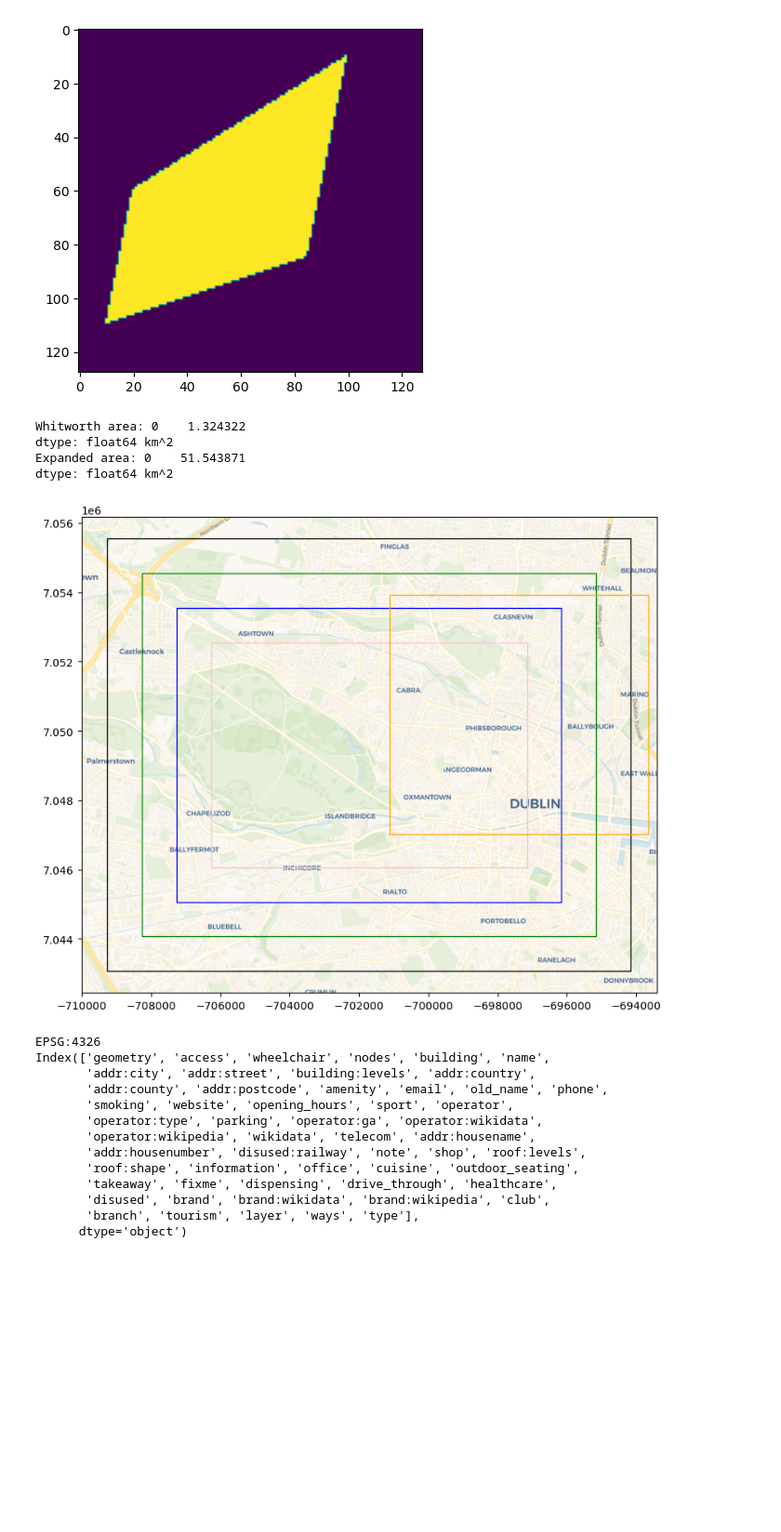
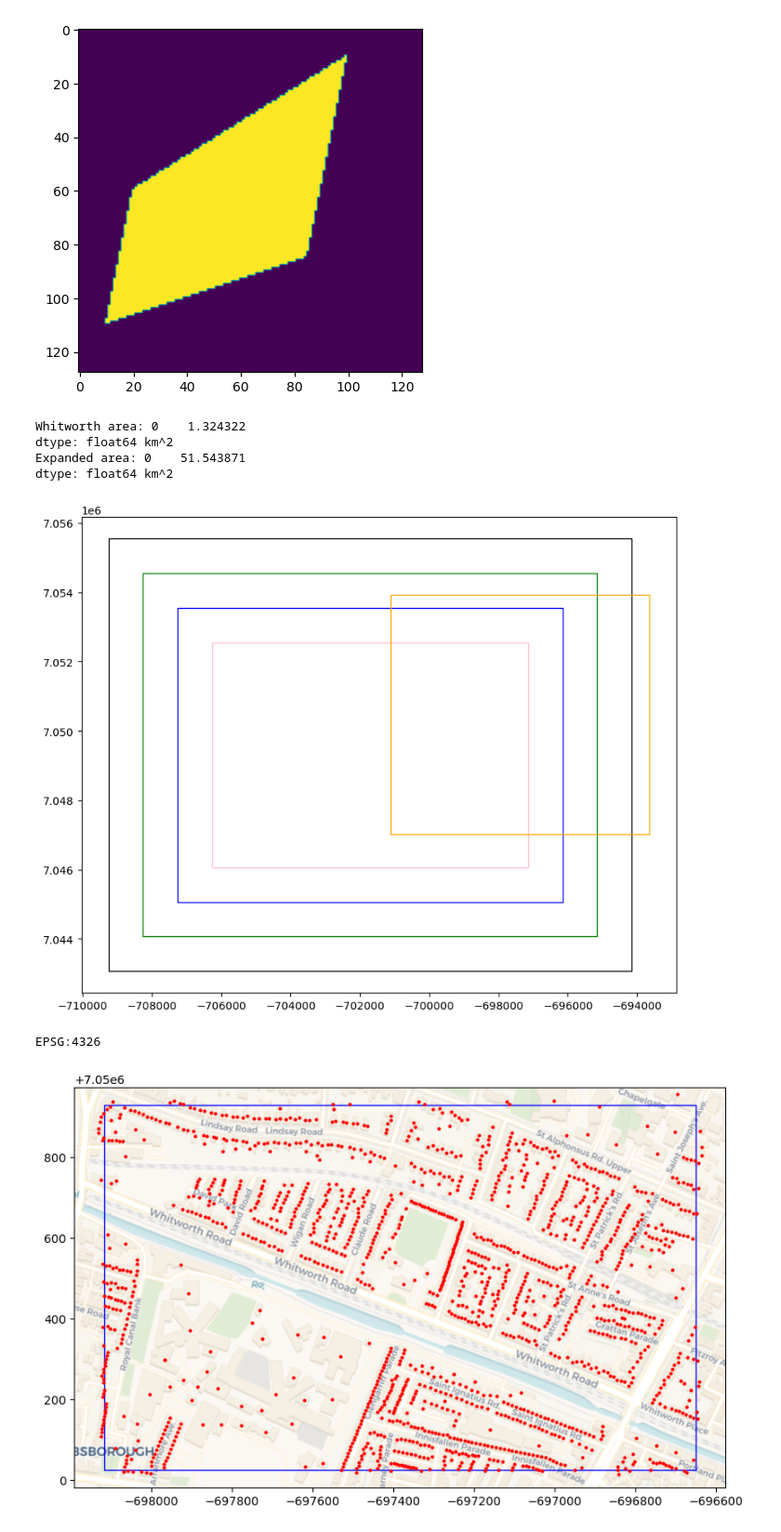
Before and after one commit to paddeaux/osm-poly-query, a Jupyter notebook: osm_api_python.ipynb, the cells around one changed output. Shown at 93% size. Drawn from its saved outputs; the diff is of its cells as text; code cells hidden in the pictures; blank space fills up the shorter version.

```diff
--- a/osm_api_python.ipynb
+++ b/osm_api_python.ipynb
@@ -143,7 +138,7 @@ whit = gpd.read_file("polygons/whitworth.geojson").to_crs(3857)
 
 fig, ax = plt.subplots(1,1,figsize=(10,8))
 poly.plot(ax=ax, edgecolor='black', facecolor='none')
-cx.add_basemap(ax, crs='EPSG:3857', attribution=False, source=cx.providers.CartoDB.Voyager)
+#cx.add_basemap(ax, crs='EPSG:3857', attribution=False, source=cx.providers.CartoDB.Voyager)
 
 buffer_1km = poly.buffer(-1000,join_style=2)
 buffer_2km = poly.buffer(-2000,join_style=2)
@@ -163,34 +158,30 @@ Whitworth area: 0    1.324322
 dtype: float64 km^2
 Expanded area: 0    51.543871
 dtype: float64 km^2
-[figure, old version]
+[figure, new version]
 # %%
-poly = gpd.read_file("polygons/whitworth.geojson")#.to_crs(3857).buffer(3000,join_style=2).to_crs(4326))
+poly = gpd.read_file("polygons/whitworth.geojson")
 
 print(poly.crs)
 north = poly.total_bounds[3]
 south = poly.total_bounds[1]
 east = poly.total_bounds[2]
 west = poly.total_bounds[0]
 
 tags = {"building" : True}
-buildings = ox.features_from_bbox(north, south, east, west, tags)
-print(buildings.columns)
+buildings = ox.features_from_bbox(north, south, east, west, tags).to_crs(3857)
 buildings = buildings.loc[buildings.geometry.type=='Polygon']
+building_points = buildings.copy().reset_index(drop=False)[['osmid','name','addr:street','addr:city', 'addr:county', 'addr:county', 'amenity', 'geometry']]
+building_points['geometry'] = building_points.apply(lambda row : row.geometry.centroid, axis=1)
+
+fig, ax = plt.subplots(1,1,figsize=(10,8))
+poly.to_crs(3857).plot(ax=ax, facecolor='none', edgecolor='blue')
+cx.add_basemap(ax, crs='EPSG:3857', attribution=False, source=cx.providers.CartoDB.Voyager)
+building_points.plot(ax=ax, color='red', markersize=4)
+plt.show()
 # %% [output]
 EPSG:4326
-Index(['geometry', 'access', 'wheelchair', 'nodes', 'building', 'name',
-       'addr:city', 'addr:street', 'building:levels', 'addr:country',
-       'addr:county', 'addr:postcode', 'amenity', 'email', 'old_name', 'phone',
-       'smoking', 'website', 'opening_hours', 'sport', 'operator',
-       'operator:type', 'parking', 'operator:ga', 'operator:wikidata',
-       'operator:wikipedia', 'wikidata', 'telecom', 'addr:housename',
-       'addr:housenumber', 'disused:railway', 'note', 'shop', 'roof:levels',
-       'roof:shape', 'information', 'office', 'cuisine', 'outdoor_seating',
-       'takeaway', 'fixme', 'dispensing', 'drive_through', 'healthcare',
-       'disused', 'brand', 'brand:wikidata', 'brand:wikipedia', 'club',
-       'branch', 'tourism', 'layer', 'ways', 'type'],
-      dtype='object')
+[figure, added]
 # %%
 def ways_buffering(buffer_size):
     poly_centre = gpd.read_file("polygons/whitworth.geojson").to_crs(3857).centroid
```
Also changed, not shown: parts of 5 cells of this notebook, 3 other files.
